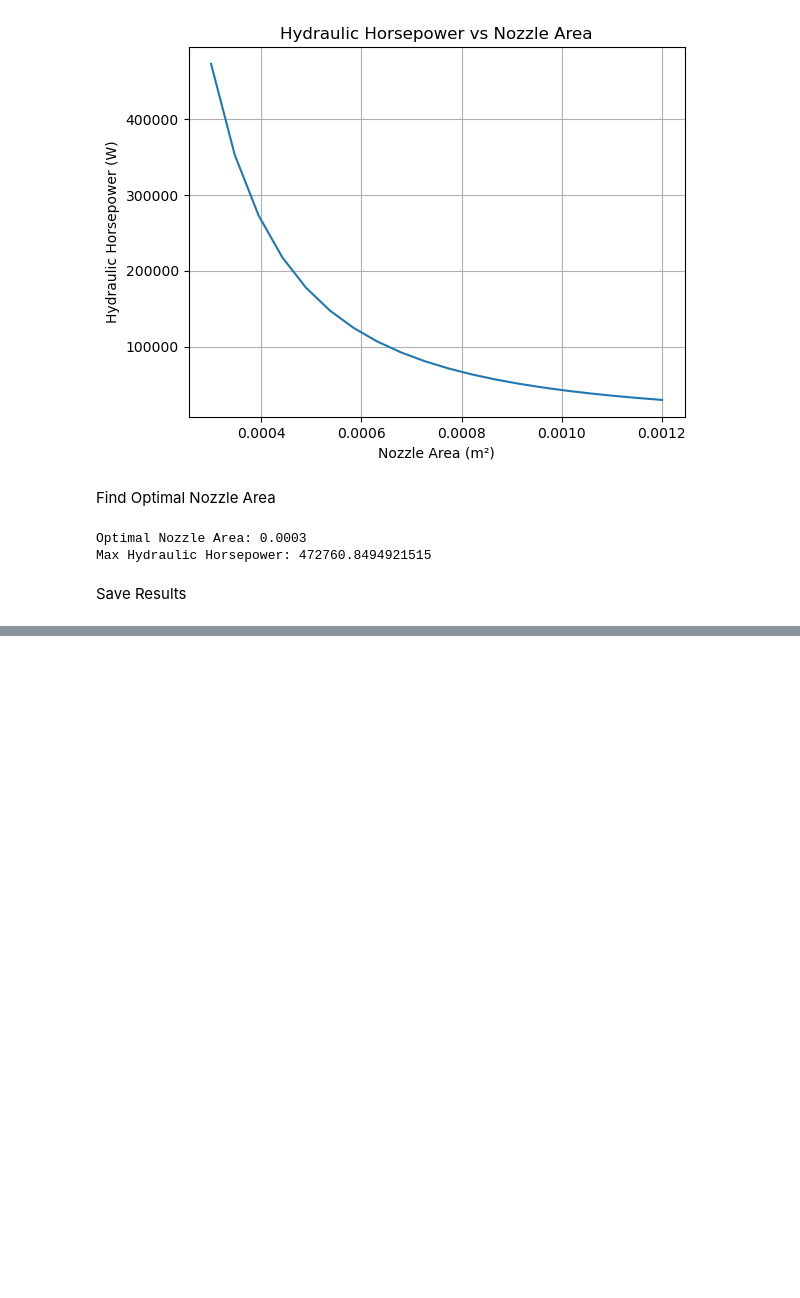
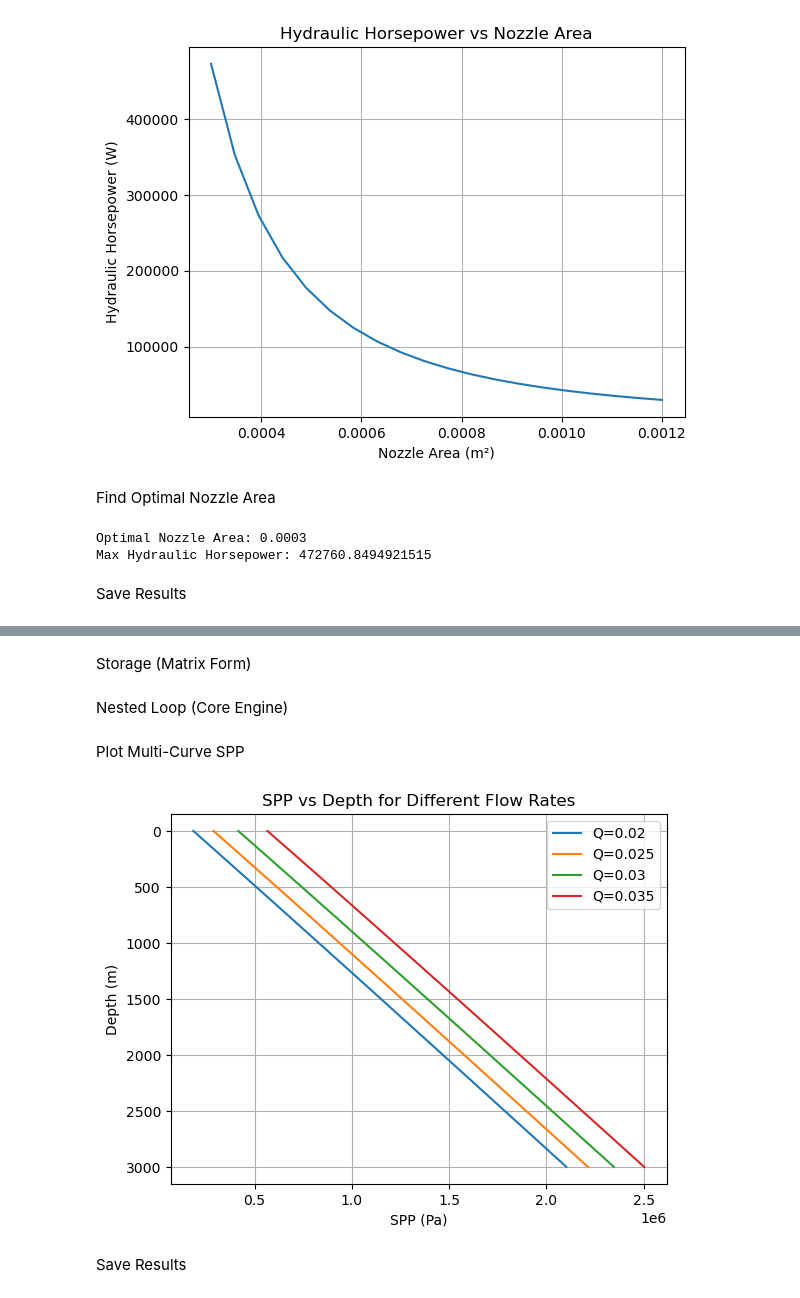
Before and after one commit to Bobi3828/drilling-analytics-engine, a Jupyter notebook: week_04_full_system/notebooks/full_system_analysis.ipynb, the cells around one changed output, grey strips where cells are left out. Drawn from its saved outputs; the diff is of its cells as text; code cells hidden in the pictures; blank space fills up the shorter version.

Commit message:
Week 4 Day 5: Multi-dimensional SPP simulation (depth + flow rate)

```diff
--- a/week_04_full_system/notebooks/full_system_analysis.ipynb
+++ b/week_04_full_system/notebooks/full_system_analysis.ipynb
@@ -525,0 +530,13 @@ results.to_csv("../results/bit_optimization.csv", index=False)
+# %%
+depth_profile = np.linspace(0, 3000, 50)
+
+pump_rates = [0.02, 0.025, 0.03, 0.035]
+
+surface_temp = 30
+geothermal_gradient = 0.03
+# %% [markdown]
+Storage (Matrix Form)
+# %%
+spp_matrix = []
+# %% [markdown]
+Nested Loop (Core Engine)
@@ -525,0 +616,22 @@ results.to_csv("../results/bit_optimization.csv", index=False)
+# %% [markdown]
+Plot Multi-Curve SPP
+# %%
+plt.figure()
+
+for i, flow_rate in enumerate(pump_rates):
+    plt.plot(spp_matrix[i], depth_profile, label=f"Q={flow_rate}")
+
+plt.gca().invert_yaxis()
+
+plt.xlabel("SPP (Pa)")
+plt.ylabel("Depth (m)")
+plt.title("SPP vs Depth for Different Flow Rates")
+
+plt.legend()
+plt.grid(True)
+
+plt.show()
+# %% [output]
+[figure, added]
+# %% [markdown]
+Save Results
```
Also changed, not shown: parts of 4 cells of this notebook, 1 other file.
